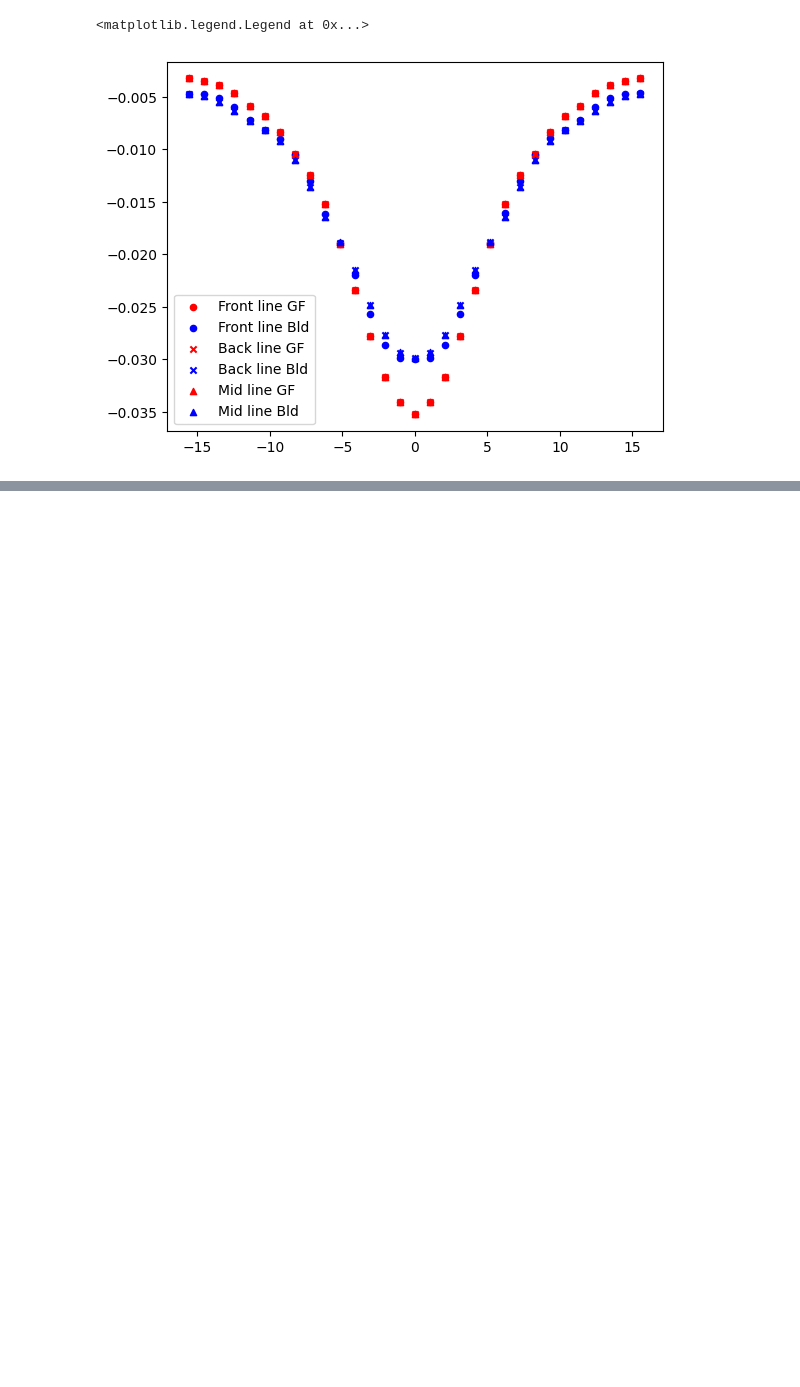
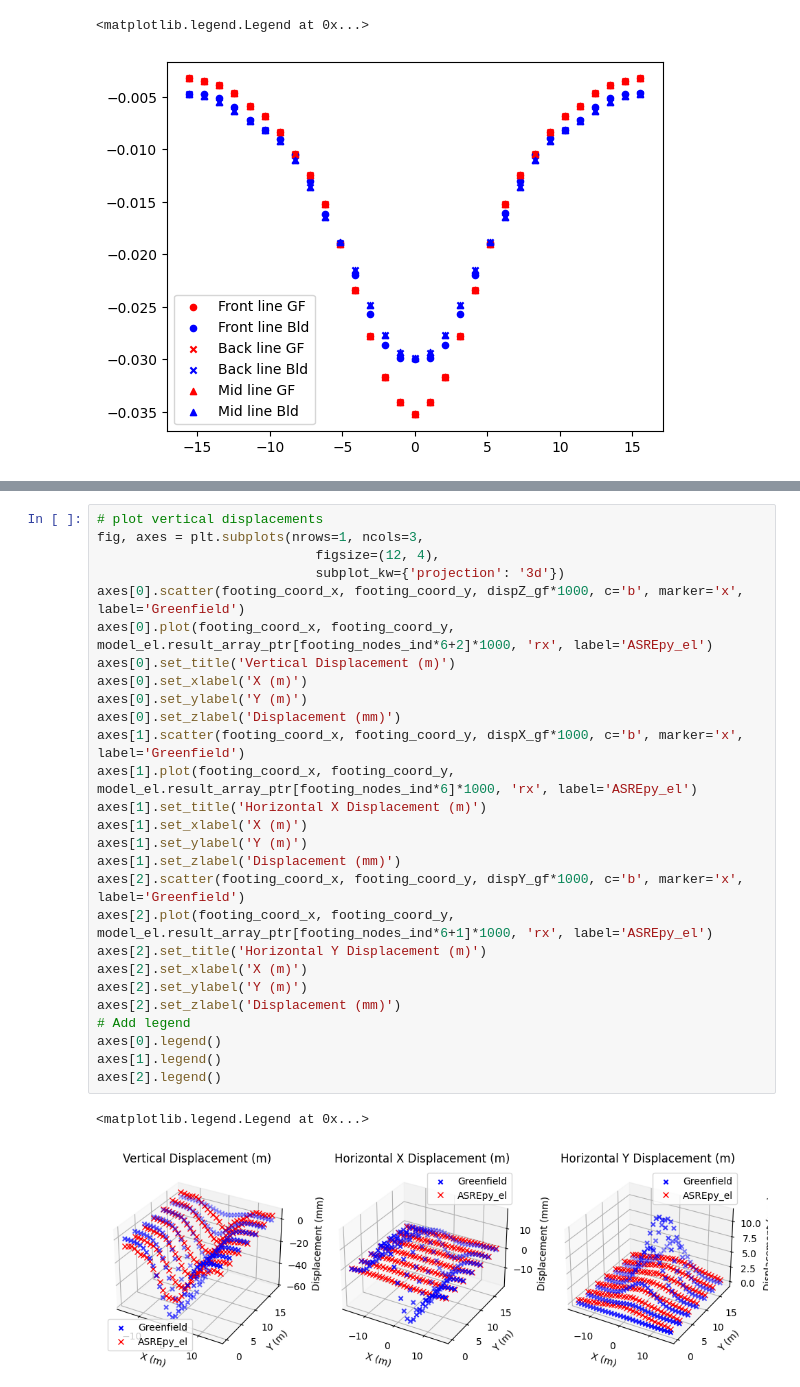
Before and after one commit to jinyan1214/ASREp, a Jupyter notebook: Examples/3DFrames/3DFrames.ipynb, the cells around one changed output, grey strips where cells are left out. Cells and saved outputs as stored; diff of their text form; blank space fills up the shorter version.

```diff
--- a/Examples/3DFrames/3DFrames.ipynb
+++ b/Examples/3DFrames/3DFrames.ipynb
@@ -377,3 +434,33 @@ plt.legend()
+# %%
+# plot vertical displacements
+fig, axes = plt.subplots(nrows=1, ncols=3,
+                            figsize=(12, 4),
+                            subplot_kw={'projection': '3d'})
+axes[0].scatter(footing_coord_x, footing_coord_y, dispZ_gf*1000, c='b', marker='x', label='Greenfield')
+axes[0].plot(footing_coord_x, footing_coord_y, model_el.result_array_ptr[footing_nodes_ind*6+2]*1000, 'rx', label='ASREpy_el')
+axes[0].set_title('Vertical Displacement (m)')
+axes[0].set_xlabel('X (m)')
+axes[0].set_ylabel('Y (m)')
+axes[0].set_zlabel('Displacement (mm)')
+axes[1].scatter(footing_coord_x, footing_coord_y, dispX_gf*1000, c='b', marker='x', label='Greenfield')
+axes[1].plot(footing_coord_x, footing_coord_y, model_el.result_array_ptr[footing_nodes_ind*6]*1000, 'rx', label='ASREpy_el')
+axes[1].set_title('Horizontal X Displacement (m)')
+axes[1].set_xlabel('X (m)')
+axes[1].set_ylabel('Y (m)')
+axes[1].set_zlabel('Displacement (mm)')
+axes[2].scatter(footing_coord_x, footing_coord_y, dispY_gf*1000, c='b', marker='x', label='Greenfield')
+axes[2].plot(footing_coord_x, footing_coord_y, model_el.result_array_ptr[footing_nodes_ind*6+1]*1000, 'rx', label='ASREpy_el')
+axes[2].set_title('Horizontal Y Displacement (m)')
+axes[2].set_xlabel('X (m)')
+axes[2].set_ylabel('Y (m)')
+axes[2].set_zlabel('Displacement (mm)')
+# Add legend
+axes[0].legend()
+axes[1].legend()
+axes[2].legend()
+# %% [output]
+<matplotlib.legend.Legend at 0x...>
+[figure, added]
 # %%
 qz = -1 * self_weight_unit
 model = ASREpy.ASRE_2D_frame_model(ops, footing_nodes_ind, footing_coord_x,
```
Also changed, not shown: parts of 8 cells of this notebook, 1 other file.
